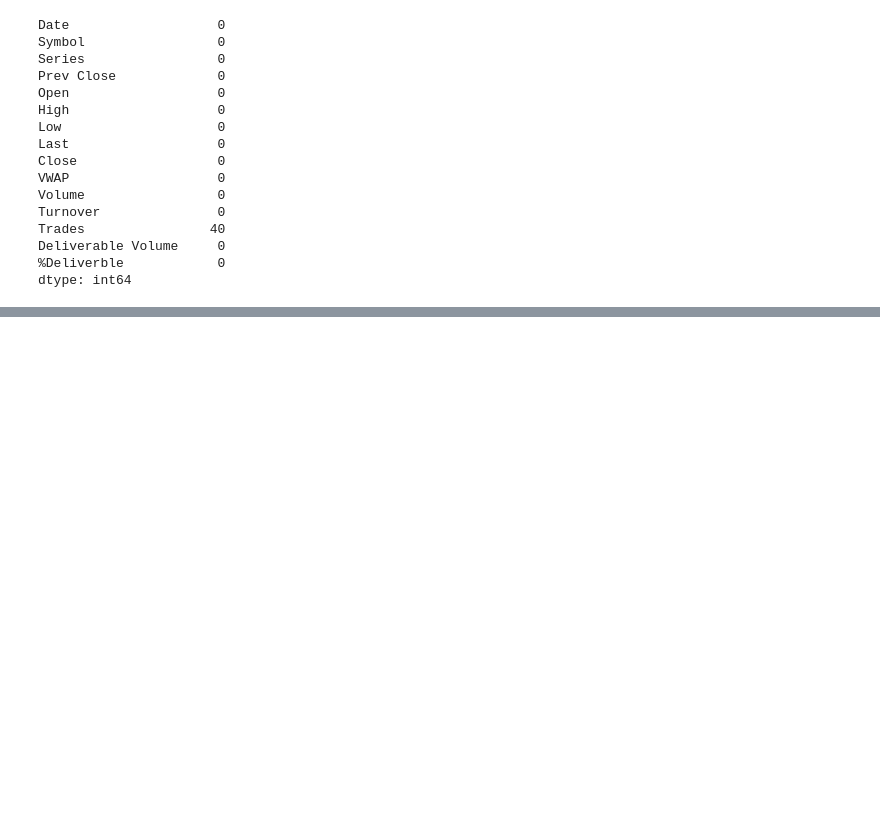
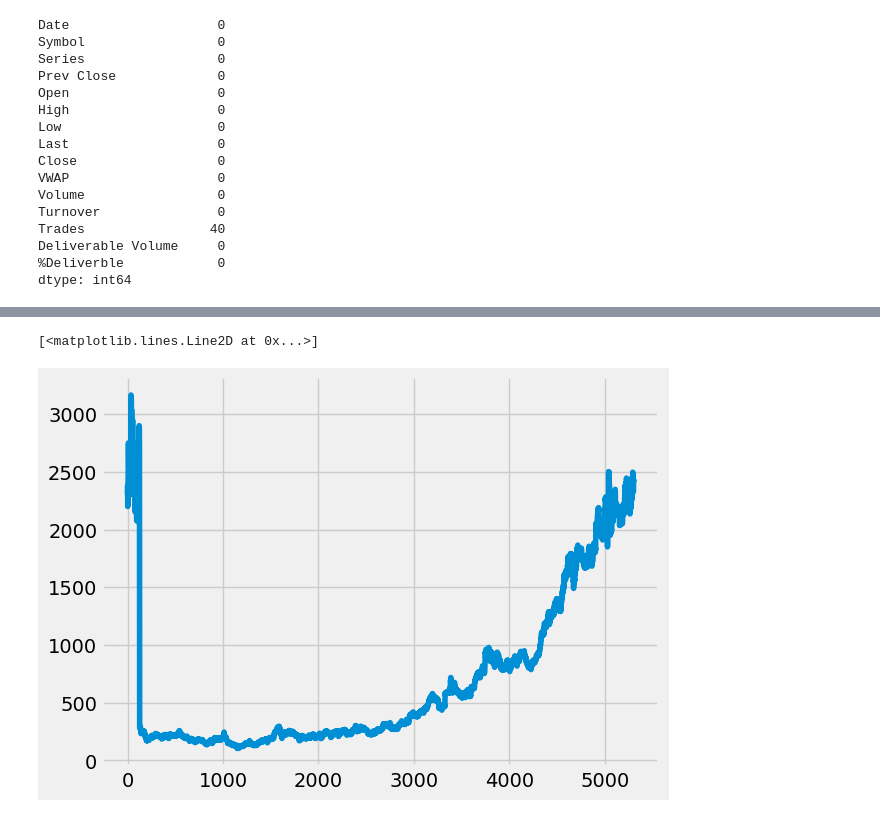
Before and after one commit to srijan210704/Stock-Market-Predictor, a Jupyter notebook: Stock_market_predictor.ipynb, the cells around one changed output, grey strips where cells are left out. Drawn from its saved outputs; the diff is of its cells as text; code cells hidden in the pictures; blank space fills up the shorter version.

```diff
--- a/Stock_market_predictor.ipynb
+++ b/Stock_market_predictor.ipynb
@@ -183,0 +189,6 @@ stock_price_oneyear['VWAP'].plot(ax=pl,c='green')
+# %%
+plt.style.use('fivethirtyeight')
+plt.plot(df['Open'])
+# %% [output]
+[<matplotlib.lines.Line2D at 0x...>]
+[figure, added]
```
Also changed, not shown: parts of 38 cells of this notebook.
